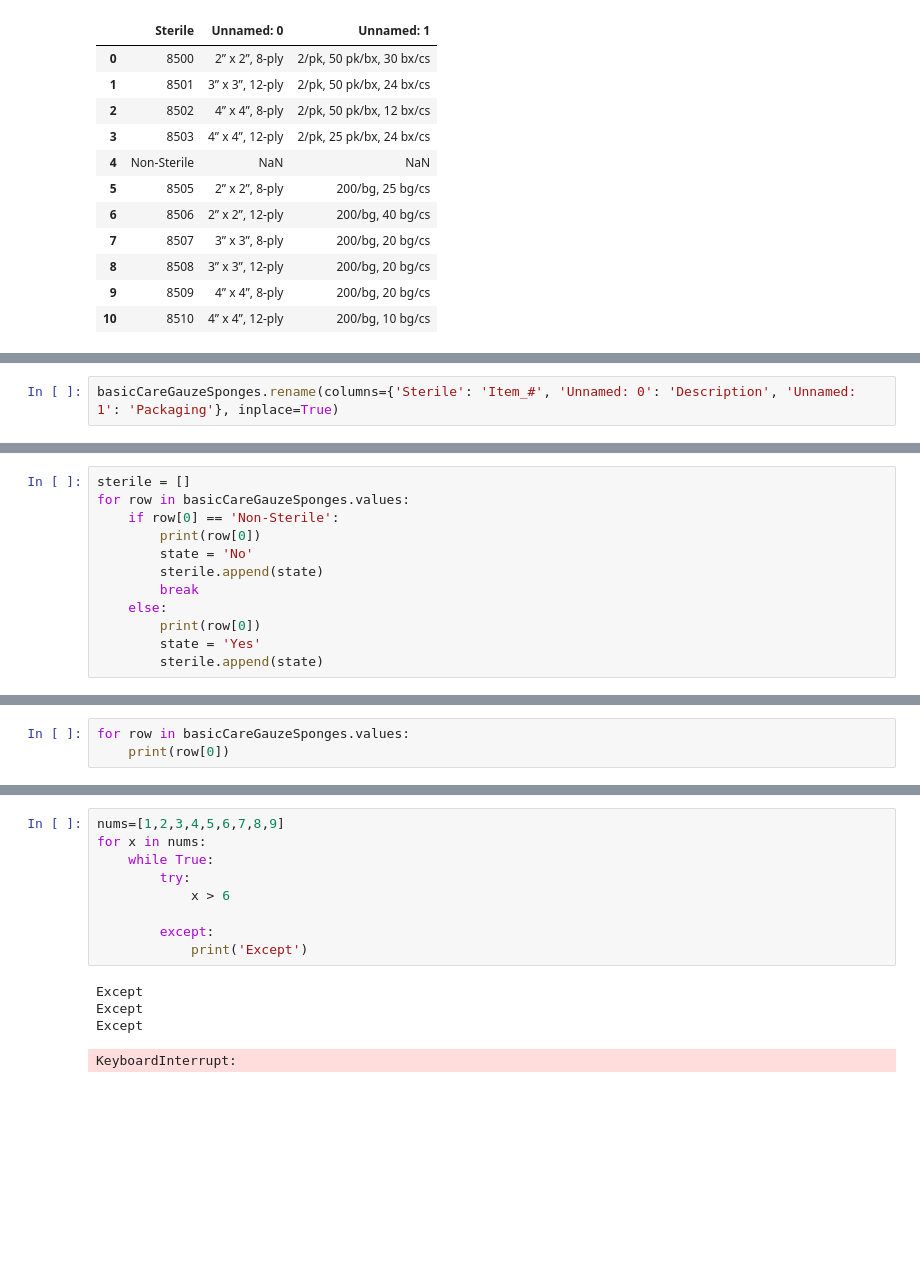
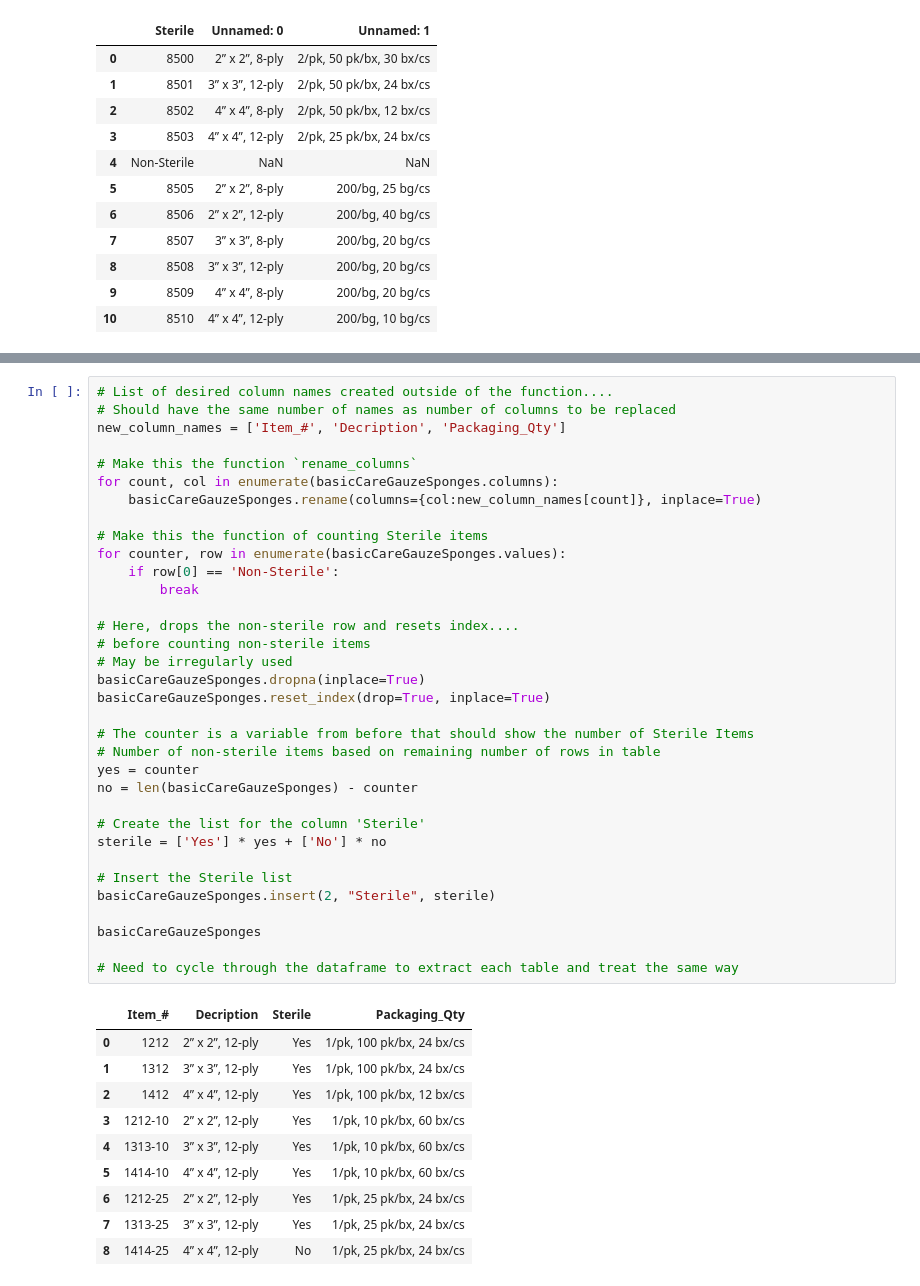
Before and after one commit to WyattGwyon/pdf_extraction, a Jupyter notebook: jupnotes/medicalSurgical/Tabula_med_surg_Succeed.ipynb, the cells around one changed output, grey strips where cells are left out. Saved outputs shown, nothing was run; the diff lists cells and outputs as text; blank space fills up the shorter version.

```diff
--- a/jupnotes/medicalSurgical/Tabula_med_surg_Succeed.ipynb
+++ b/jupnotes/medicalSurgical/Tabula_med_surg_Succeed.ipynb
@@ -73,2 +84,0 @@ Unnamed: 1
-# %%
-basicCareGauzeSponges.rename(columns={'Sterile': 'Item_#', 'Unnamed: 0': 'Description', 'Unnamed: 1': 'Packaging'}, inplace=True)
@@ -79,12 +84,0 @@ len(basicCareGauzeSponges)
-# %%
-sterile = []
-for row in basicCareGauzeSponges.values:
-    if row[0] == 'Non-Sterile':
-        print(row[0])
-        state = 'No'
-        sterile.append(state)
-        break
-    else:
-        print(row[0])
-        state = 'Yes'
-        sterile.append(state)
@@ -103,3 +84,0 @@ basicCareGauzeSponges.insert(2, "Sterile", sterile)
-# %%
-for row in basicCareGauzeSponges.values:
-    print(row[0])
@@ -171,14 +85,45 @@ dfs.rename(columns={ df.columns[0]: "Left" , df.columns[1]: "Right",}, inplace =
-# %%
-nums=[1,2,3,4,5,6,7,8,9]
-for x in nums:
-    while True:
-        try:
-            x > 6
-
-        except:
-            print('Except')
-# %% [output]
-Except
-Except
-Except
-KeyboardInterrupt:
+# %%
+# List of desired column names created outside of the function....
+# Should have the same number of names as number of columns to be replaced
+new_column_names = ['Item_#', 'Decription', 'Packaging_Qty']
+
+# Make this the function `rename_columns`
+for count, col in enumerate(basicCareGauzeSponges.columns):
+    basicCareGauzeSponges.rename(columns={col:new_column_names[count]}, inplace=True)
+
+# Make this the function of counting Sterile items
+for counter, row in enumerate(basicCareGauzeSponges.values):
+    if row[0] == 'Non-Sterile':
+        break
+
+# Here, drops the non-sterile row and resets index....
+# before counting non-sterile items
+# May be irregularly used
+basicCareGauzeSponges.dropna(inplace=True)
+basicCareGauzeSponges.reset_index(drop=True, inplace=True)
+
+# The counter is a variable from before that should show the number of Sterile Items
+# Number of non-sterile items based on remaining number of rows in table
+yes = counter
+no = len(basicCareGauzeSponges) - counter
+
+# Create the list for the column 'Sterile'
+sterile = ['Yes'] * yes + ['No'] * no
+
+# Insert the Sterile list
+basicCareGauzeSponges.insert(2, "Sterile", sterile)
+
+basicCareGauzeSponges
+
+# Need to cycle through the dataframe to extract each table and treat the same way
+# %% [output]
+|  | Item_# | Decription | Sterile | Packaging_Qty |
+| 0 | 1212 | 2” x 2”, 12-ply | Yes | 1/pk, 100 pk/bx, 24 bx/cs |
+| 1 | 1312 | 3” x 3”, 12-ply | Yes | 1/pk, 100 pk/bx, 24 bx/cs |
+| 2 | 1412 | 4” x 4”, 12-ply | Yes | 1/pk, 100 pk/bx, 12 bx/cs |
+| 3 | 1212-10 | 2” x 2”, 12-ply | Yes | 1/pk, 10 pk/bx, 60 bx/cs |
+| 4 | 1313-10 | 3” x 3”, 12-ply | Yes | 1/pk, 10 pk/bx, 60 bx/cs |
+| 5 | 1414-10 | 4” x 4”, 12-ply | Yes | 1/pk, 10 pk/bx, 60 bx/cs |
+| 6 | 1212-25 | 2” x 2”, 12-ply | Yes | 1/pk, 25 pk/bx, 24 bx/cs |
+| 7 | 1313-25 | 3” x 3”, 12-ply | Yes | 1/pk, 25 pk/bx, 24 bx/cs |
+| 8 | 1414-25 | 4” x 4”, 12-ply | No | 1/pk, 25 pk/bx, 24 bx/cs |
```
Also changed, not shown: parts of 27 cells of this notebook, 3 other files.
